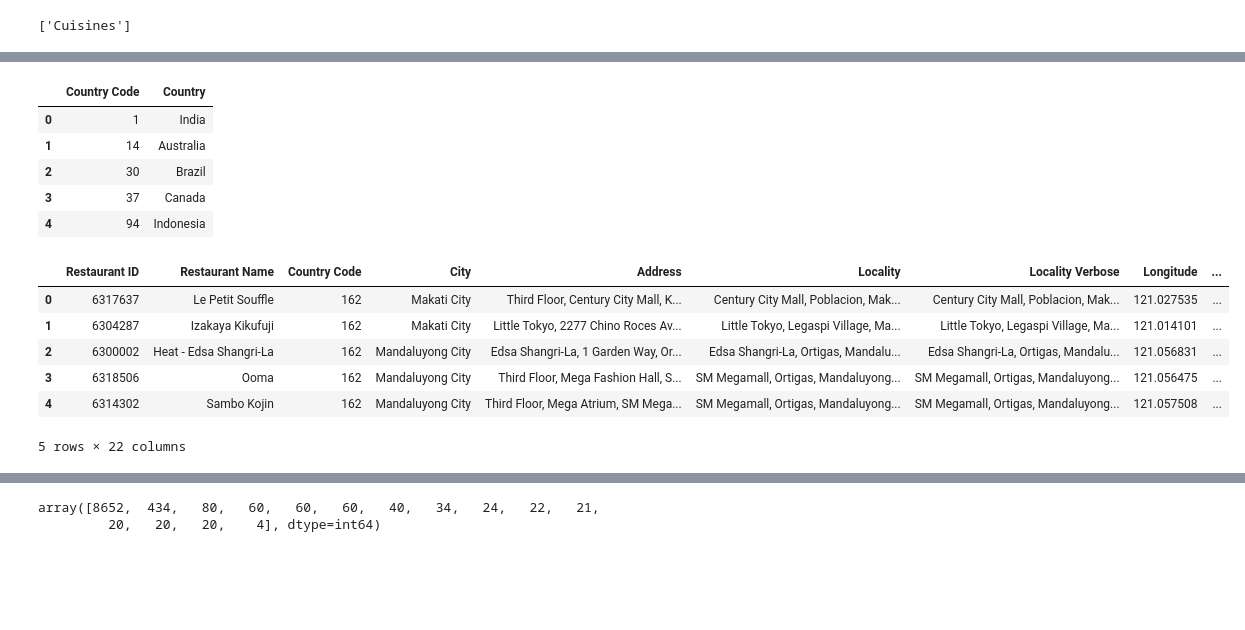
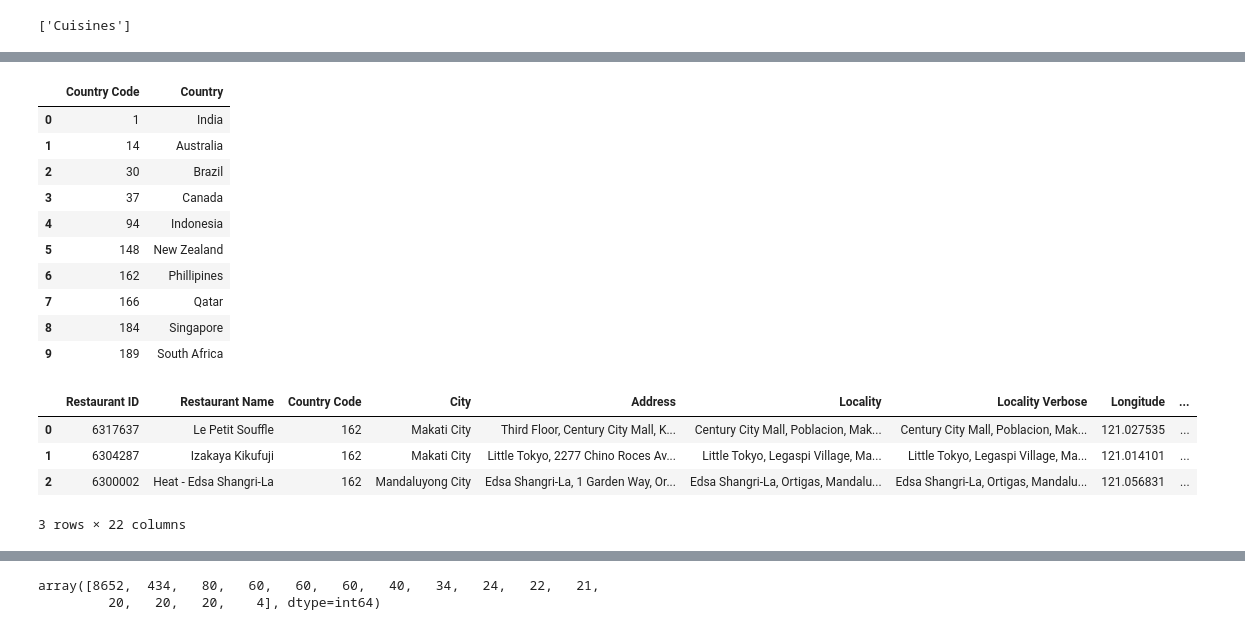
Before and after one commit to Lawal0abdulazeez/EDA-and-FE-with-krish-naik, a Jupyter notebook: EDA and FE with krish naik.ipynb, the cells around one changed output, grey strips where cells are left out. Drawn from its saved outputs; the diff is of its cells as text; code cells hidden in the pictures; blank space fills up the shorter version.

```diff
--- a/EDA and FE with krish naik.ipynb
+++ b/EDA and FE with krish naik.ipynb
@@ -97,6 +91,6 @@ sns.heatmap(df.isnull())
 # %%
 df_country=pd.read_excel('Country-Code.xlsx')
-df_country.head()
+df_country.head(10)
 # %% [output]
 |  | Country Code | Country |
 | 0 | 1 | India |
@@ -104,18 +98,21 @@ df_country.head()
 | 2 | 30 | Brazil |
 | 3 | 37 | Canada |
 | 4 | 94 | Indonesia |
+| 5 | 148 | New Zealand |
+| 6 | 162 | Phillipines |
+| 7 | 166 | Qatar |
+| 8 | 184 | Singapore |
+| 9 | 189 | South Africa |
 # %%
 final_df=pd.merge(df, df_country, on='Country Code', how='left')
 # %%
-final_df.head()
+final_df.head(3)
 # %% [output]
 |  | Restaurant ID | Restaurant Name | Country Code | City | Address | Locality | Locality Verbose | Longitude | ... |
 | 0 | 6317637 | Le Petit Souffle | 162 | Makati City | Third Floor, Century City Mall, K... | Century City Mall, Poblacion, Mak... | Century City Mall, Poblacion, Mak... | 121.027535 | ... |
 | 1 | 6304287 | Izakaya Kikufuji | 162 | Makati City | Little Tokyo, 2277 Chino Roces Av... | Little Tokyo, Legaspi Village, Ma... | Little Tokyo, Legaspi Village, Ma... | 121.014101 | ... |
 | 2 | 6300002 | Heat - Edsa Shangri-La | 162 | Mandaluyong City | Edsa Shangri-La, 1 Garden Way, Or... | Edsa Shangri-La, Ortigas, Mandalu... | Edsa Shangri-La, Ortigas, Mandalu... | 121.056831 | ... |
-| 3 | 6318506 | Ooma | 162 | Mandaluyong City | Third Floor, Mega Fashion Hall, S... | SM Megamall, Ortigas, Mandaluyong... | SM Megamall, Ortigas, Mandaluyong... | 121.056475 | ... |
-| 4 | 6314302 | Sambo Kojin | 162 | Mandaluyong City | Third Floor, Mega Atrium, SM Mega... | SM Megamall, Ortigas, Mandaluyong... | SM Megamall, Ortigas, Mandaluyong... | 121.057508 | ... |
-5 rows × 22 columns
+3 rows × 22 columns
 # %%
 final_df.Country.value_counts()
 # %% [output]
```
Also changed, not shown: parts of 17 cells of this notebook, 1 other file.
